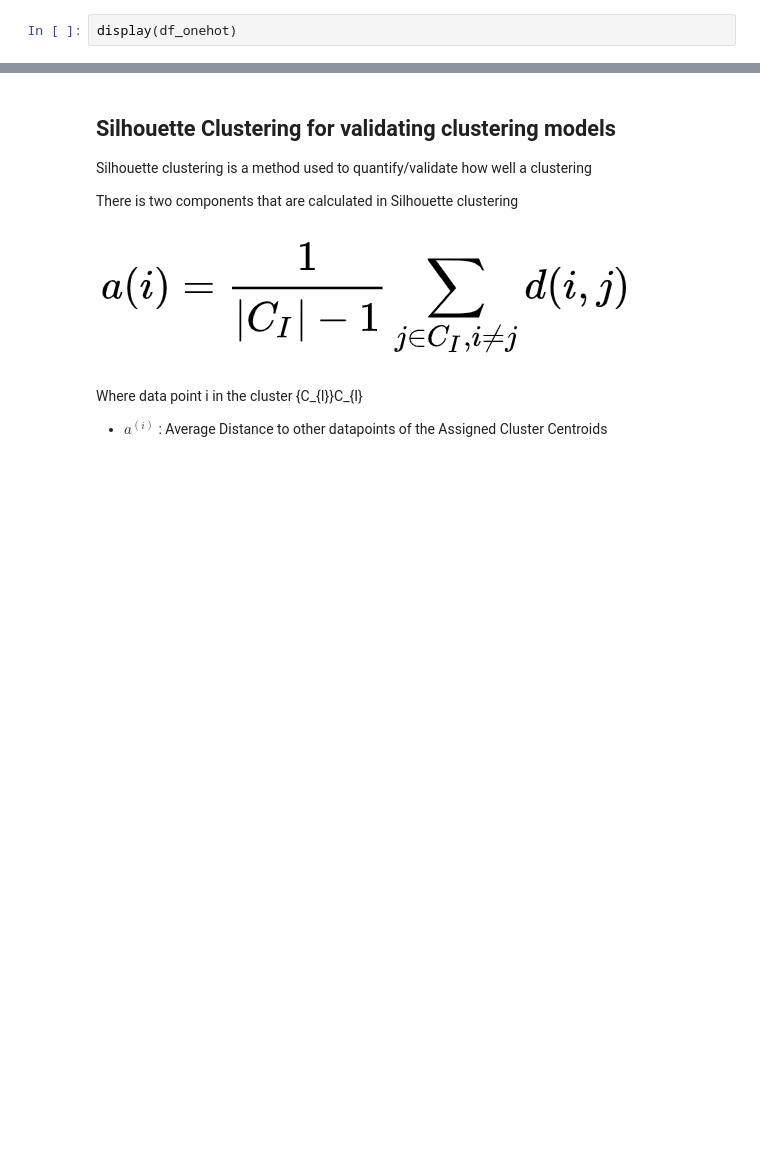
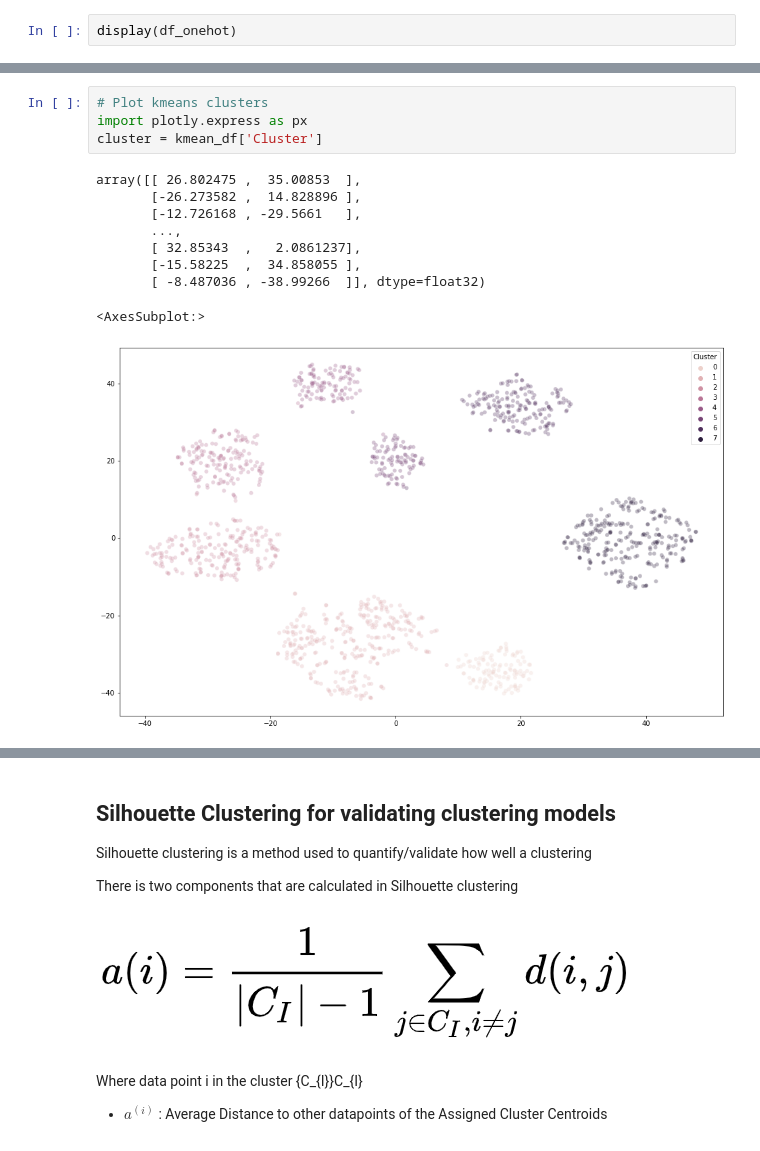
Before and after one commit to Kaleb-Nim/Machine-Learning-Journey, a Jupyter notebook: Clustering/CA2_Clustering_V1.ipynb, the cells around one changed output, grey strips where cells are left out. Drawn from its saved outputs; the diff is of its cells as text; blank space fills up the shorter version.

```diff
--- a/Clustering/CA2_Clustering_V1.ipynb
+++ b/Clustering/CA2_Clustering_V1.ipynb
@@ -501,3 +558,17 @@ kmean =  KMeans(init='k-means++', max_iter=500, algorithm = "elkan", random_stat
+# %%
+# Plot kmeans clusters
+import plotly.express as px
+cluster = kmean_df['Cluster']
+# %% [output]
+array([[ 26.802475 ,  35.00853  ],
+       [-26.273582 ,  14.828896 ],
+       [-12.726168 , -29.5661   ],
+       ...,
+       [ 32.85343  ,   2.0861237],
+       [-15.58225  ,  34.858055 ],
+       [ -8.487036 , -38.99266  ]], dtype=float32)
+<AxesSubplot:>
+[figure, added]
 # %% [markdown]
 ## Determine the best possible value of k.
 
```
Also changed, not shown: parts of 16 cells of this notebook.
